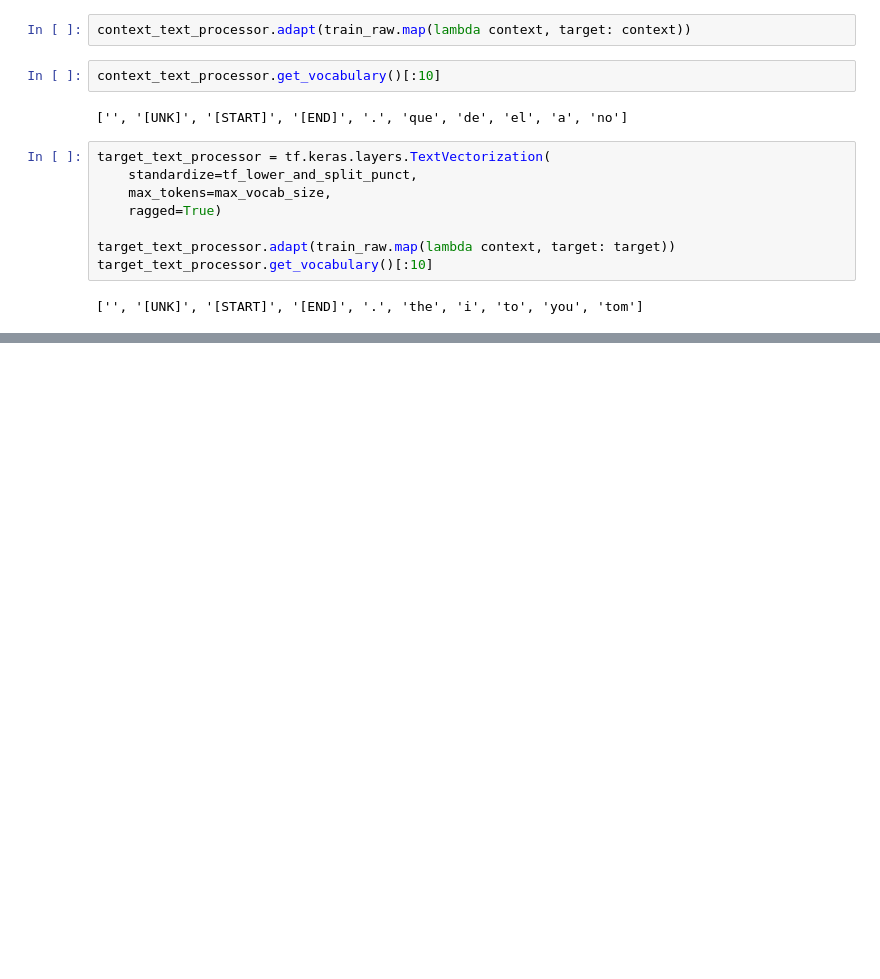
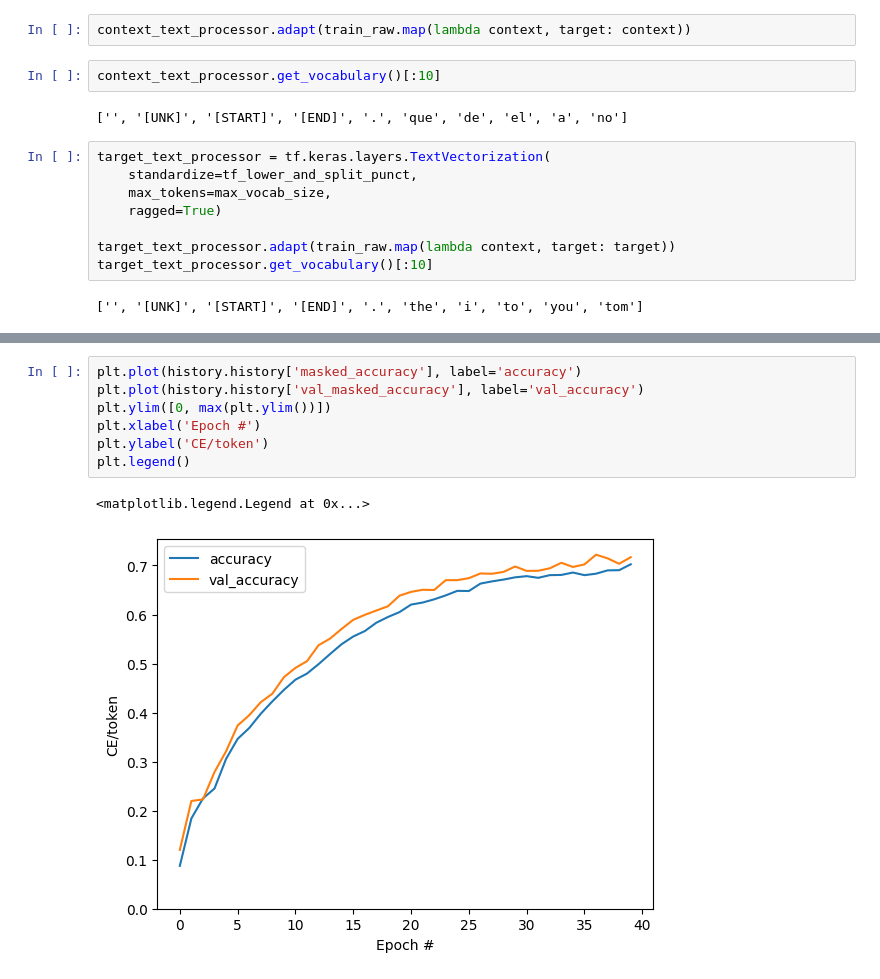
Before and after one commit to ewclark47/ADL-Project, a Jupyter notebook: transformer_nmt.ipynb, the cells around one changed output, grey strips where cells are left out. Saved outputs shown, nothing was run; the diff lists cells and outputs as text; blank space fills up the shorter version.

```diff
--- a/transformer_nmt.ipynb
+++ b/transformer_nmt.ipynb
@@ -149,0 +761,10 @@ tokens = context_vocab[example_tokens[0].numpy()]
+# %%
+plt.plot(history.history['masked_accuracy'], label='accuracy')
+plt.plot(history.history['val_masked_accuracy'], label='val_accuracy')
+plt.ylim([0, max(plt.ylim())])
+plt.xlabel('Epoch #')
+plt.ylabel('CE/token')
+plt.legend()
+# %% [output]
+<matplotlib.legend.Legend at 0x...>
+[figure, added]
```
Also changed, not shown: parts of 85 cells of this notebook.
